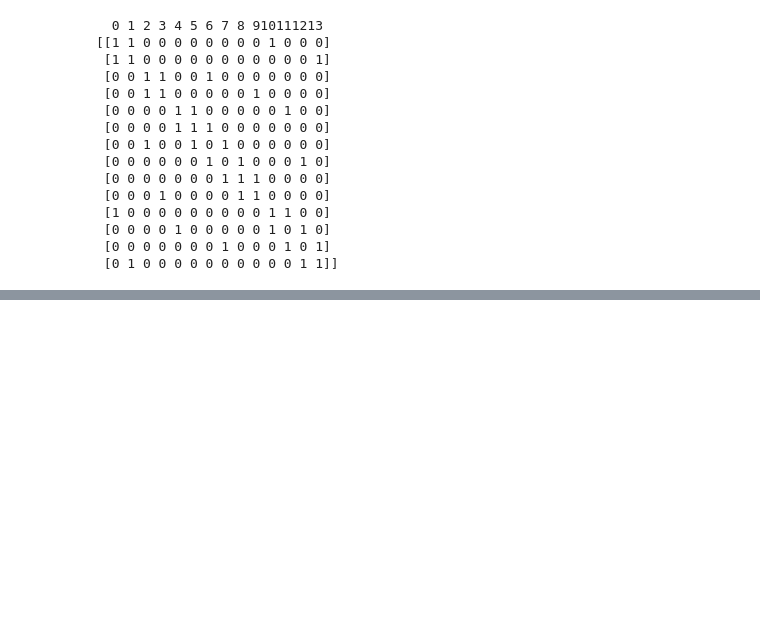
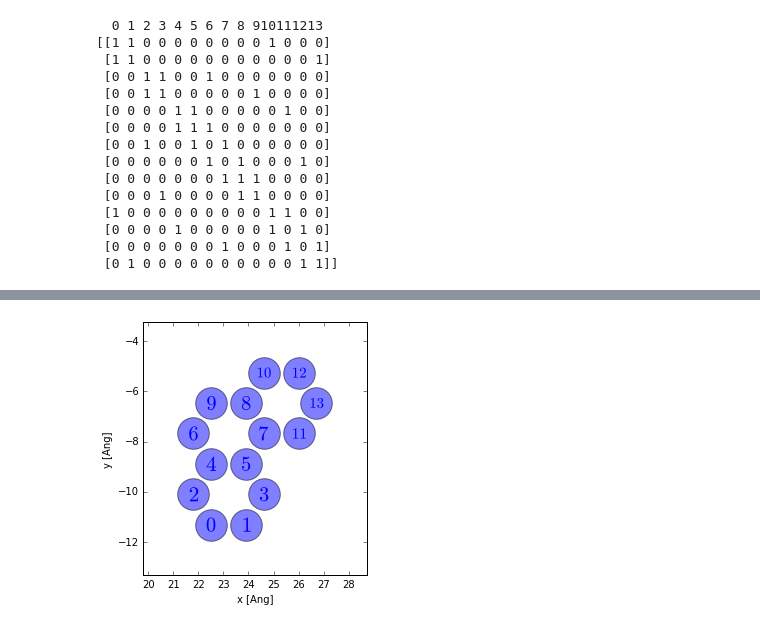
Before and after one commit to dipc-cc/sp2graph, a Jupyter notebook: sp2graph.ipynb, the cells around one changed output, grey strips where cells are left out. Saved outputs shown, nothing was run; the diff lists cells and outputs as text; code cells hidden in the pictures; blank space fills up the shorter version.

```diff
--- a/sp2graph.ipynb
+++ b/sp2graph.ipynb
@@ -135,0 +187,4 @@ print(H)
+# %%
+viewV(V)
+# %% [output]
+[figure, added]
```
Also changed, not shown: parts of 4 cells of this notebook.
